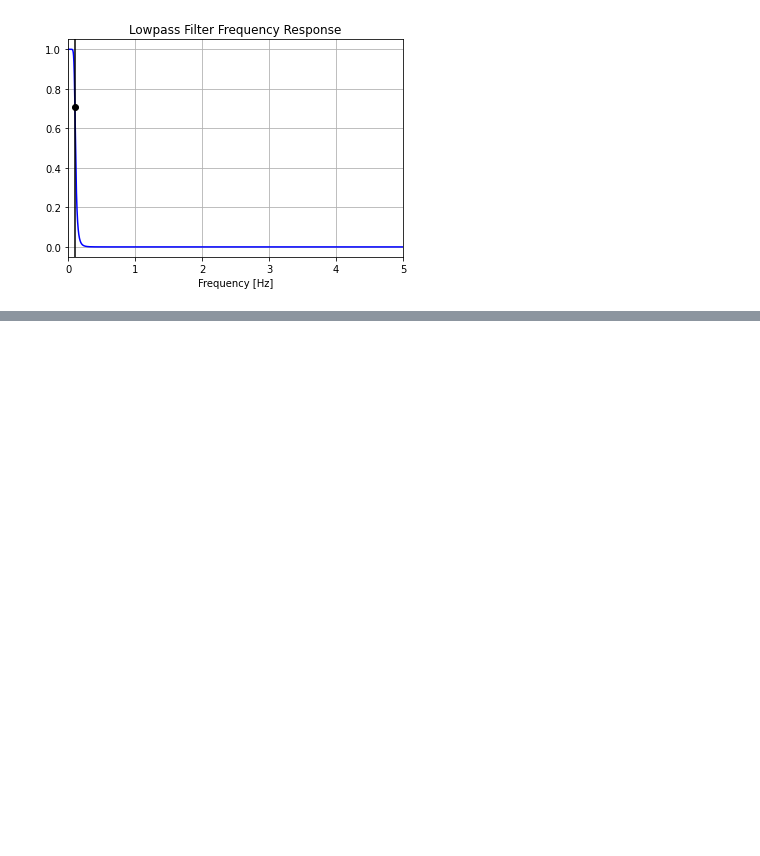
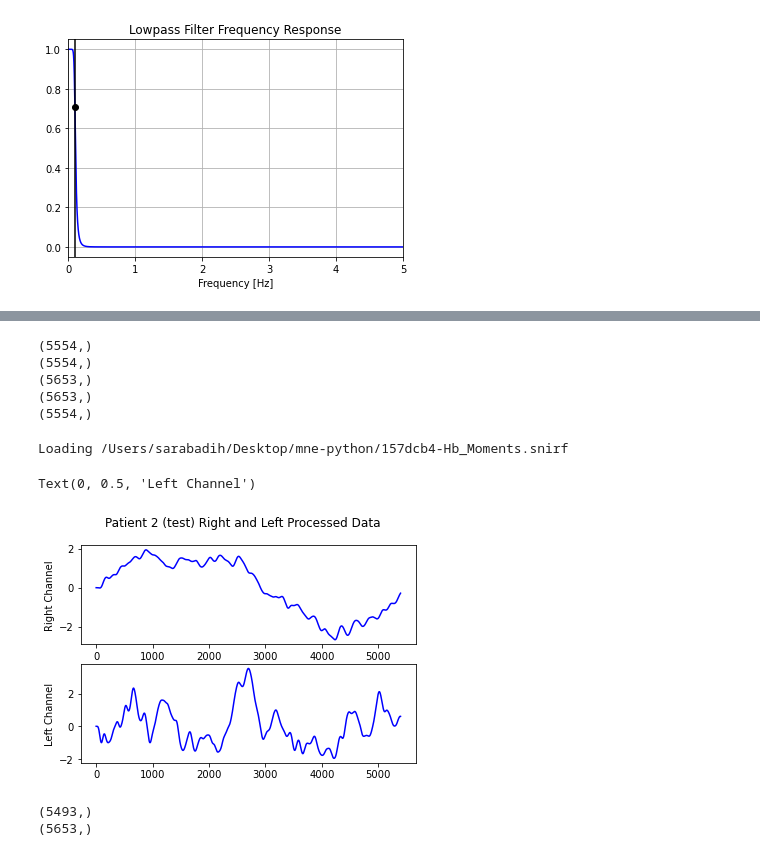
Before and after one commit to 18alia/175-Project, a Jupyter notebook: Project Setup.ipynb, the cells around one changed output, grey strips where cells are left out. Saved outputs shown, nothing was run; the diff lists cells and outputs as text; code cells hidden in the pictures; blank space fills up the shorter version.

```diff
--- a/Project Setup.ipynb
+++ b/Project Setup.ipynb
@@ -196 +163,56 @@ Text(0.5, 0, 'Time [sec]')
+# %%
+print(p1_lf.shape)
+print(movingaverage(f,100).shape)
+print(f.shape)
+print(snirf.times.shape)
+print(movingaverage(snirf.times,100).shape)
+# %% [output]
+(5554,)
+(5554,)
+(5653,)
+(5653,)
+(5554,)
+# %%
+#Read in Test DataSet
+path = "157dcb4-Hb_Moments.snirf" #Patient 1 Run 1 data
+snirf_test = read_raw_snirf(path)
+
+channel_names_test = [z['ch_name'] for z in snirf.info['chs']]
+is_hbo_test = np.array([1 if channel_name.endswith(
+   'HbO') else 0 for channel_name in channel_names_test], dtype=bool)
+channel_locations_3d_test = [z['loc'][:3] for z in snirf_test.info['chs']]
+
+#Right Channel HbO Signal
+assert(is_hbo_test[8])== True #Make sure we are choosing a HbO signal (Oxygenated Hemoglobin)
+snirf_t=snirf_test.get_data()
+test_r=snirf_t[8,:] #Extract the 8th channel signal
+
+#Left Channel HbO Signal
+assert(is_hbo_test[152])== True #Make sure we are choosing a HbO signal (Oxygenated Hemoglobin)
+test_l=snirf_t[152,:] #Extract the 152th channel signal
+            #Figure out why 4080th channel wasn't coming up
+
+#Apply Moving Average and Filter
+p_test_r=butter_lowpass_filter(movingaverage(test_r,100), cutoff, fs, order)
+p_test_l=butter_lowpass_filter(movingaverage(test_l,100), cutoff, fs, order)
+
+#Plot
+fig, axs = plt.subplots(2)
+fig.suptitle('Patient 2 (test) Right and Left Processed Data')
+axs[0].plot(p_test_r,color="blue",label="Right")
+axs[0].set_ylabel("Right Channel")
+
+#Left Channel HbO Signal
+axs[1].plot(p_test_l,color="blue",label="Left")
+axs[1].set_ylabel("Left Channel")
+# %% [output]
+Loading /Users/sarabadih/Desktop/mne-python/157dcb4-Hb_Moments.snirf
+Text(0, 0.5, 'Left Channel')
+[figure, added]
+# %%
+print(snirf_test.times.shape)
+print(snirf.times.shape) #Our timestamps are different for training and testing data
+# %% [output]
+(5493,)
+(5653,)
 # %%
```
Also changed, not shown: parts of 20 cells of this notebook.
